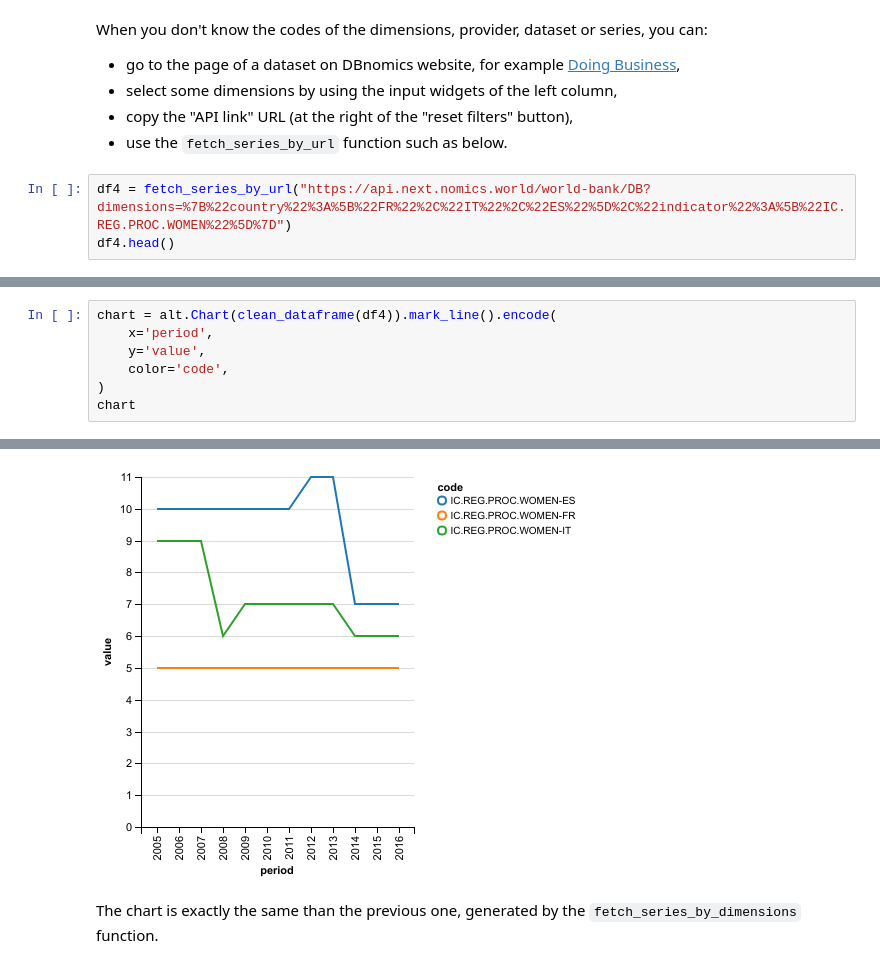
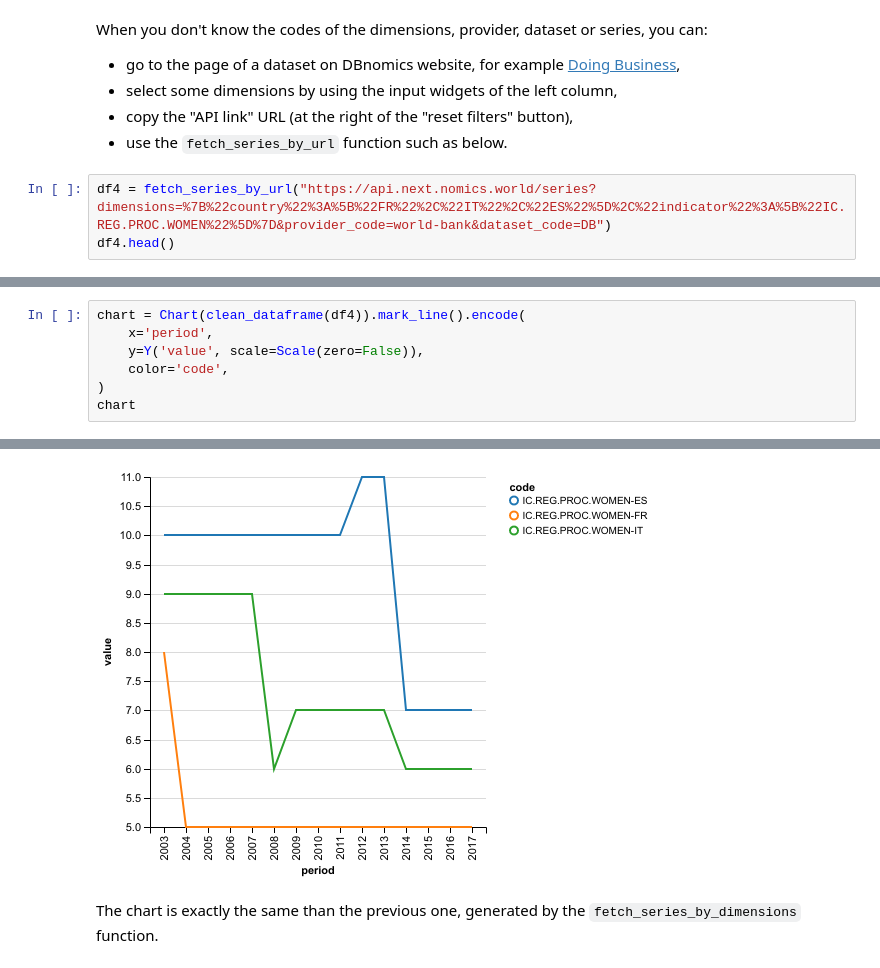
Before and after one commit to ceschi/dbnomics-python-client, a Jupyter notebook: index.ipynb, the cells around one changed output, grey strips where cells are left out. Drawn from its saved outputs; the diff is of its cells as text.

```diff
--- a/index.ipynb
+++ b/index.ipynb
@@ -174,6 +170,6 @@ When you don't know the codes of the dimensions, provider, dataset or series, yo
 - copy the "API link" URL (at the right of the "reset filters" button),
 - use the `fetch_series_by_url` function such as below.
 # %%
-df4 = fetch_series_by_url("https://api.next.nomics.world/world-bank/DB?dimensions=%7B%22country%22%3A%5B%22FR%22%2C%22IT%22%2C%22ES%22%5D%2C%22indicator%22%3A%5B%22IC.REG.PROC.WOMEN%22%5D%7D")
+df4 = fetch_series_by_url("https://api.next.nomics.world/series?dimensions=%7B%22country%22%3A%5B%22FR%22%2C%22IT%22%2C%22ES%22%5D%2C%22indicator%22%3A%5B%22IC.REG.PROC.WOMEN%22%5D%7D&provider_code=world-bank&dataset_code=DB")
 df4.head()
 # %% [output]
@@ -186,12 +182,12 @@ df4.head()
 # %%
-chart = alt.Chart(clean_dataframe(df4)).mark_line().encode(
+chart = Chart(clean_dataframe(df4)).mark_line().encode(
     x='period',
-    y='value',
+    y=Y('value', scale=Scale(zero=False)),
     color='code',
 )
 chart
 # %% [output]
 [interactive output not drawn]
-[figure, old version]
+[figure, new version]
 # %% [markdown]
 The chart is exactly the same than the previous one, generated by the `fetch_series_by_dimensions` function.
```
Also changed, not shown: parts of 13 cells of this notebook, 4 other files.
